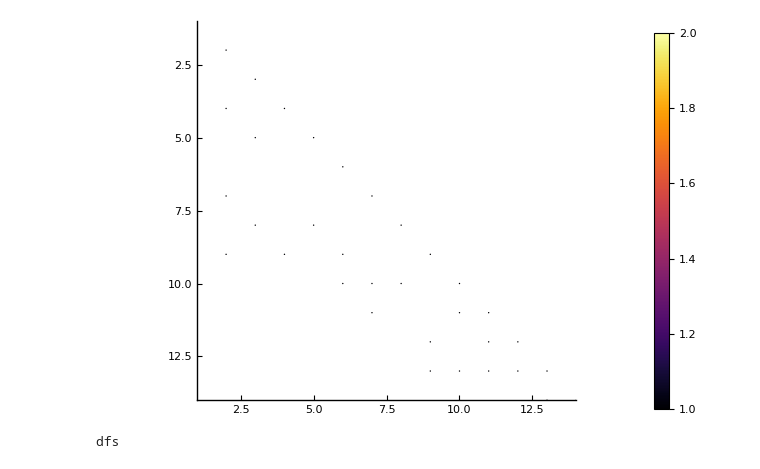
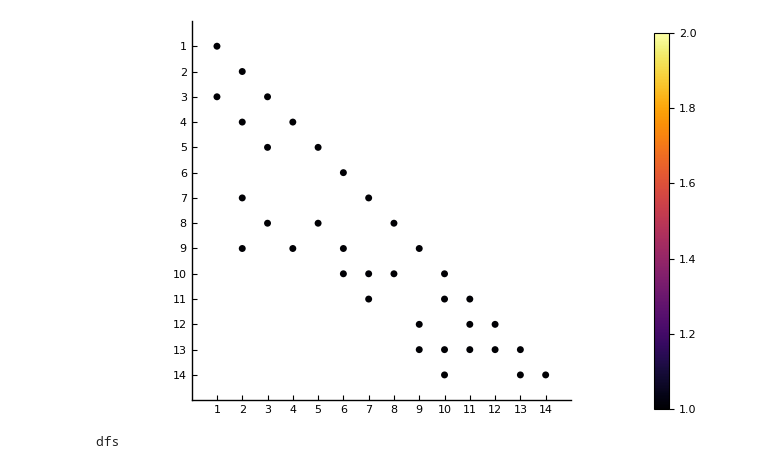
Before and after one commit to EricDarve/numerical_linear_algebra, a Jupyter notebook: Chap10/Reach.ipynb, the cells around one changed output. Drawn from its saved outputs; the diff is of its cells as text; code cells hidden in the pictures.

```diff
--- a/Chap10/Reach.ipynb
+++ b/Chap10/Reach.ipynb
@@ -1,16 +1,18 @@
 # %%
 using SparseArrays
 using Plots
 using MatrixMarket
 
 # Read the matrix data
 file_name = "reach_example.mtx"
 L = MatrixMarket.mmread(file_name)
 
 pyplot()
-spy(L)
+n = L.m # Size of matrix
+plot(spy(L), xaxis=((0,n+1), 1:n), yaxis=((0,n+1), 1:n),
+    markersize = 5, clims = (1,2))
 # %% [output]
-[figure, old version]
+[figure, new version]
 # %%
 """
 dfs: depth-first search construction of the reach. The ordering
```
Also changed, not shown: 5 other files.
